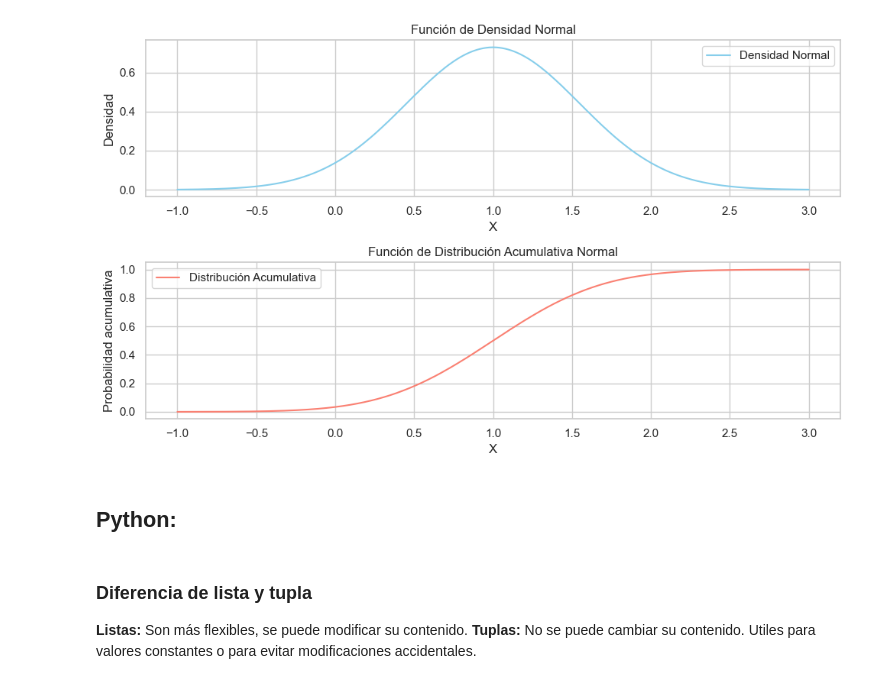
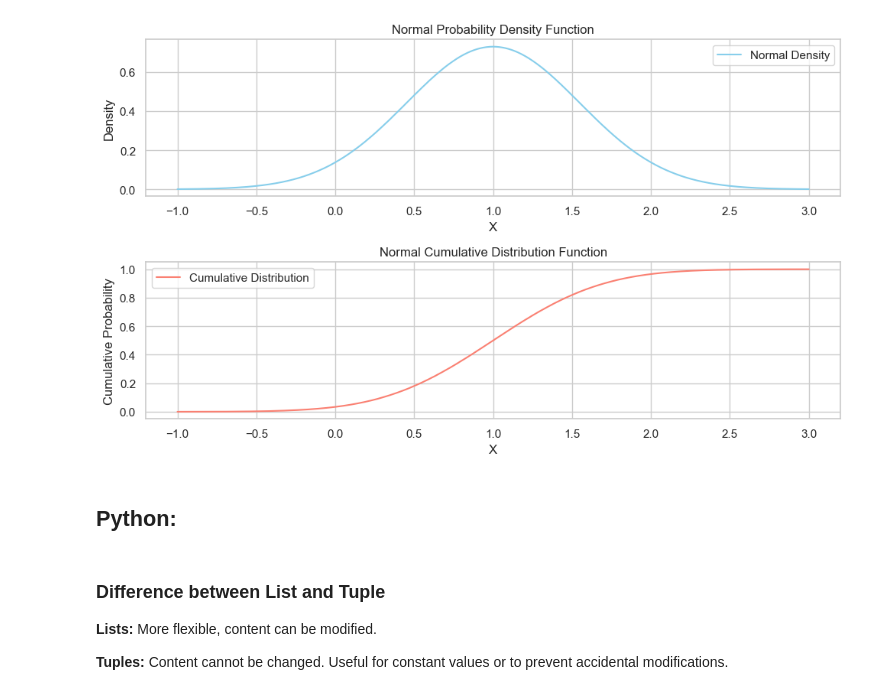
Before and after one commit to DeniGarnica/Computer-Vision, a Jupyter notebook: Neural Networks/0. Basics.ipynb, the cells around one changed output. Drawn from its saved outputs; the diff is of its cells as text; code cells hidden in the pictures.

```diff
--- a/Neural Networks/0. Basics.ipynb
+++ b/Neural Networks/0. Basics.ipynb
@@ -39,43 +47,44 @@ $$\int^{\infty}_{-\infty} f_X(x)dx = 1$$
 # %%
 import numpy as np
 import matplotlib.pyplot as plt
 from scipy.stats import norm
 
-# Parámetros de la distribución normal
-media = 1
-varianza = 0.3  # Varianza pequeña
+# Parameters of the normal distribution
+mean = 1
+variance = 0.3  # Small variance
 
-# Generar datos para la gráfica
+# Generate data for the plot
 x = np.linspace(-1, 3, 1000)
-pdf = norm.pdf(x, loc=media, scale=np.sqrt(varianza))
-cdf = norm.cdf(x, loc=media, scale=np.sqrt(varianza))
+pdf = norm.pdf(x, loc=mean, scale=np.sqrt(variance))
+cdf = norm.cdf(x, loc=mean, scale=np.sqrt(variance))
 
-# Graficar la función de densidad
+# Plot the probability density function
 plt.figure(figsize=(10, 6))
 plt.subplot(2, 1, 1)
-plt.plot(x, pdf, color='skyblue', label='Densidad Normal')
-plt.title('Función de Densidad Normal')
+plt.plot(x, pdf, color='skyblue', label='Normal Density')
+plt.title('Normal Probability Density Function')
 plt.xlabel('X')
-plt.ylabel('Densidad')
+plt.ylabel('Density')
 plt.legend()
 
-# Graficar la función de distribución acumulativa
+# Plot the cumulative distribution function
 plt.subplot(2, 1, 2)
-plt.plot(x, cdf, color='salmon', label='Distribución Acumulativa')
-plt.title('Función de Distribución Acumulativa Normal')
+plt.plot(x, cdf, color='salmon', label='Cumulative Distribution')
+plt.title('Normal Cumulative Distribution Function')
 plt.xlabel('X')
-plt.ylabel('Probabilidad acumulativa')
+plt.ylabel('Cumulative Probability')
 plt.legend()
 
-# Ajustar el diseño y mostrar la gráfica
+# Adjust the layout and display the plot
 plt.tight_layout()
 plt.show()
 # %% [output]
-[figure, old version]
+[figure, new version]
 # %% [markdown]
 ## Python:
-# %% [markdown]
-### Diferencia de lista y tupla
-**Listas:** Son más flexibles, se puede modificar su contenido.
-**Tuplas:** No se puede cambiar su contenido. Utiles para valores constantes o para evitar modificaciones accidentales.
+# %% [markdown]
+### Difference between List and Tuple
+**Lists:** More flexible, content can be modified.
+
+**Tuples:** Content cannot be changed. Useful for constant values or to prevent accidental modifications.
 # %%
```
Also changed, not shown: parts of 12 cells of this notebook.
